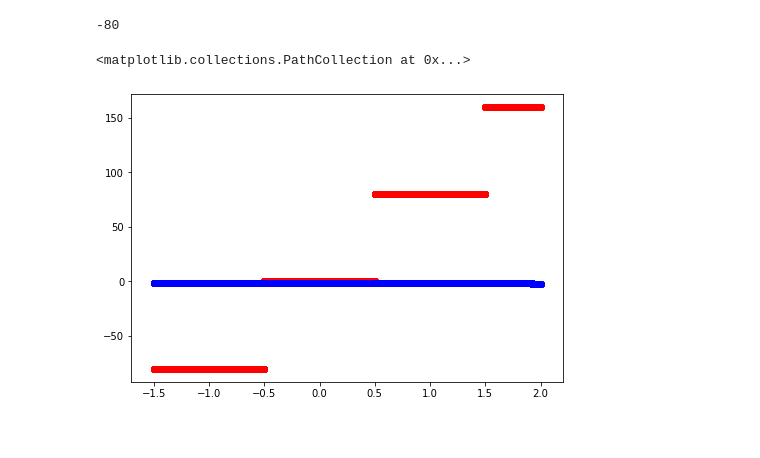
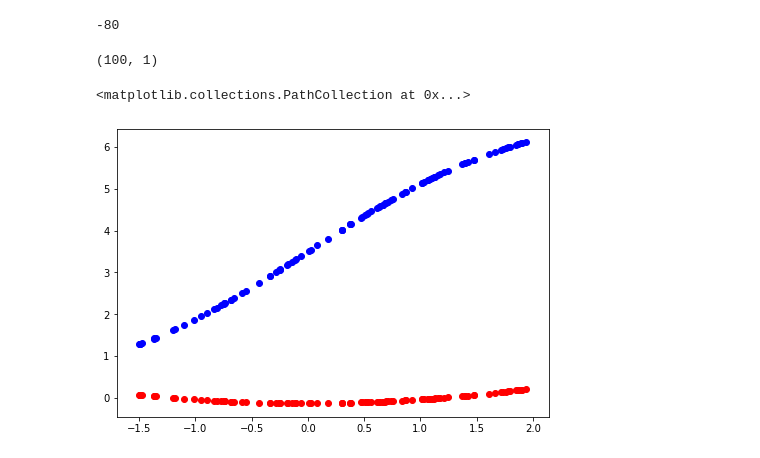
Before and after one commit to wernerolaf/MIO, a Jupyter notebook: MLP.ipynb, the cells around one changed output. Cells and saved outputs as stored; diff of their text form; code cells hidden in the pictures.

```diff
--- a/MLP.ipynb
+++ b/MLP.ipynb
@@ -81,3 +85,39 @@ array([[0.19661193, 0.19661193]])
+# %%
+def linear(X, W):
+    return np.c_[np.ones(X.shape[0]), X] @ W
+# %%
+class MLP:
+    def __init__(self, inout, af, daf):
+
+        self.af = af
+        self.daf = daf
+
+        self.W = [np.random.randn(inout[i]+1, inout[i+1]) for i in range(len(inout)-1)]
+
+    def forward(self, X):
+        z=[]
+
+        for w in self.W:
+            z+=[X]
+            X = self.af(linear(X, w))
+
+        return X,z
+
+    def train(self,X,Y,rate=0.1):
+
+        #feedforward
+        z=self.forward(X)
+
+        #output error identity function
+        errors=[[0]*X.shape[0] for i in range(len(self.W)-1,-1,-1)]
+        errors[-1]=(Y-z[0])*daf(linear(z[-1],self.W[-1]))
+        for i in range(len(self.W)-2,-1,-1):
+            self.W[i+1].T+
+
+
+        #gradient descent
+        for i in range(len(self.weights)-1,-1,-1):
+            self.weights[i]=self.weights[i]-rate
 # %%
 test = np.loadtxt("mio1/regression/square-simple-training.csv", delimiter=',', skiprows=1, usecols=range(1,3))
 # %%
@@ -246,8 +375,12 @@ Y.min()
+# %%
+X.shape
+# %% [output]
+(100, 1)
 # %%
-test_mlp=MPL(1,1,[5],sigmoid)
+test_mlp=MLP(1,1,[7],sigmoid)
 
-test_mlp.hidden_layers[0]=np.array([[1000,1,1,1,1]])
-test_mlp.hidden_layers_bias[0]=np.array([[1,1,1,1,1]])
+test_mlp.weights[0]=np.ones(test_mlp.weights[0].shape)
+test_mlp.weights[1]=np.ones(test_mlp.weights[1].shape)
 
 
 test_mlp.calculate(X)
@@ -255,8 +388,8 @@ Y_hat=test_mlp.output_layer
 # %%
 fig=plt.figure()
 ax=fig.add_axes([0,0,1,1])
-ax.scatter(X, Y, color='r')
+ax.scatter(X, Y/1000, color='r')
 ax.scatter(X,Y_hat,color="b")
 # %% [output]
 <matplotlib.collections.PathCollection at 0x...>
-[figure, old version]
+[figure, new version]
```
Also changed, not shown: parts of 32 cells of this notebook.
